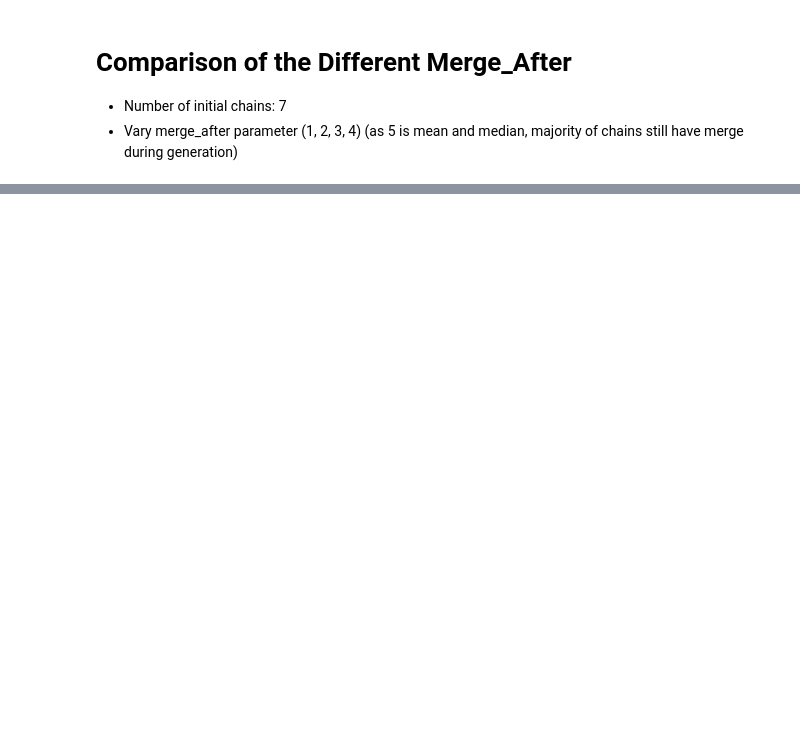
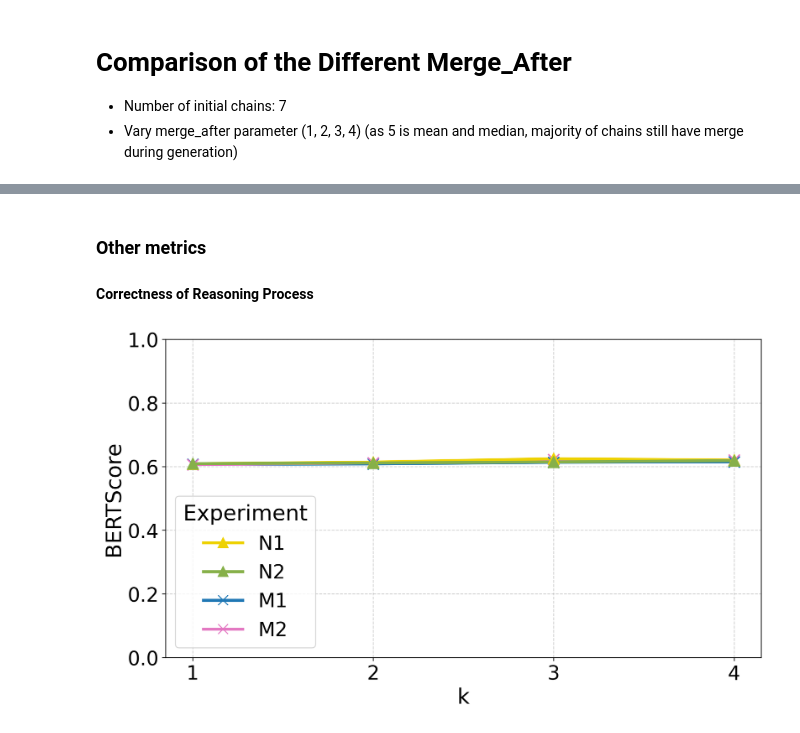
Before and after one commit to lenalibon/Bridging-the-Chains, a Jupyter notebook: analysis/comparison_k.ipynb, the cells around one changed output, grey strips where cells are left out. Cells and saved outputs as stored; diff of their text form; code cells hidden in the pictures; blank space fills up the shorter version.

```diff
--- a/analysis/comparison_k.ipynb
+++ b/analysis/comparison_k.ipynb
@@ -105,0 +112,7 @@ ERROR: ../experiments_results\n2_3\n2_3_em_results.jsonl not found. Defaulting t
+# %% [markdown]
+### Other metrics
+#### Correctness of Reasoning Process
+# %%
+plot_k_curve(metric_file_name="_bert_score_results.jsonl", ylabel="BERTScore", title="", metric_name="similarity")
+# %% [output]
+[figure, added]
```
Also changed, not shown: parts of 13 cells of this notebook, 3 other files.
